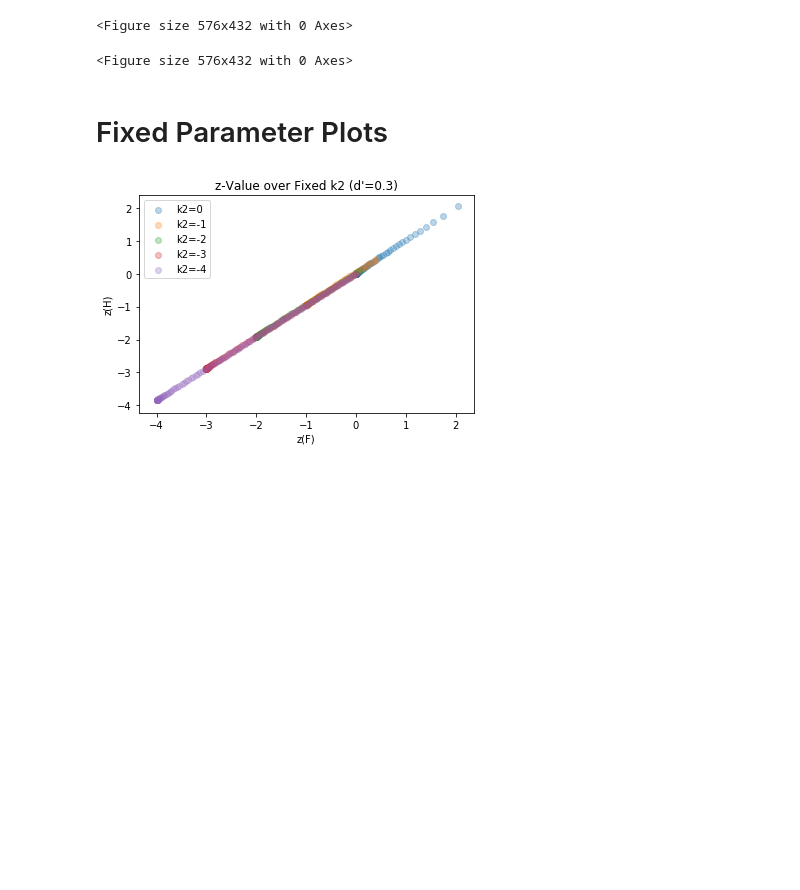
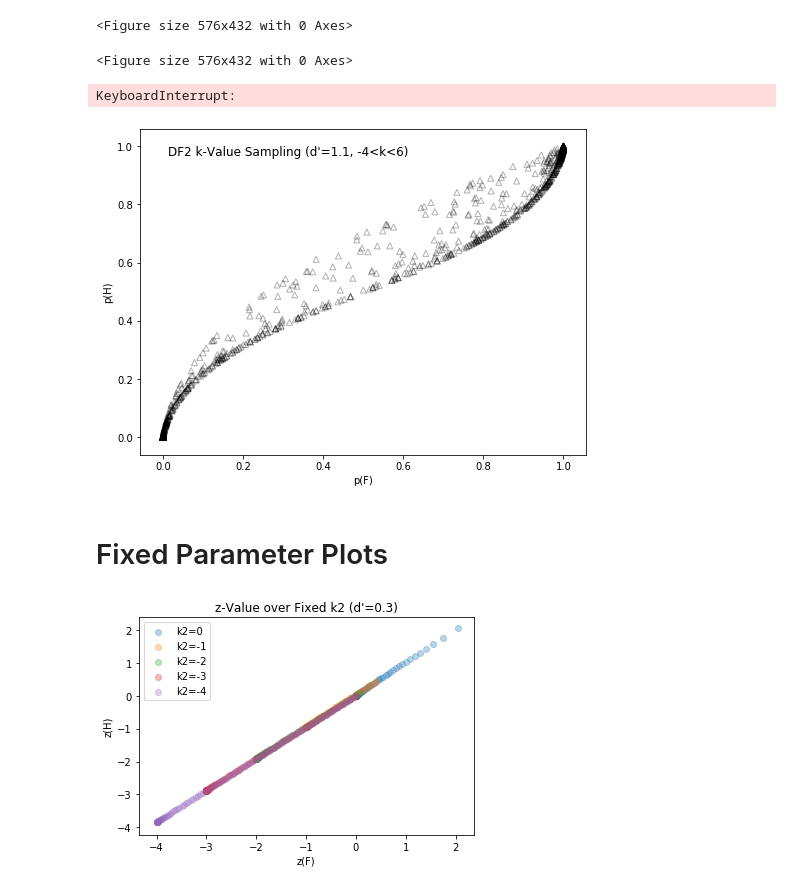
Before and after one commit to alexxyu/decision-modeling, a Jupyter notebook: DF2 Decision Modeling.ipynb, the cells around one changed output. Saved outputs shown, nothing was run; the diff lists cells and outputs as text; code cells hidden in the pictures; blank space fills up the shorter version.

```diff
--- a/DF2 Decision Modeling.ipynb
+++ b/DF2 Decision Modeling.ipynb
@@ -174,8 +174,8 @@ for dp in np.linspace(dp_range['dp_min'], dp_range['dp_max'], dp_range['dp_num']
         plt.plot(x_vals, pred_vals, color='black', alpha=0.1)
     plt.xlabel('z(F)')
     plt.ylabel('z(H)')
-    plt.xlim(-4, 3)
-    plt.ylim(-4, 3)
+    plt.xlim(-4, 4)
+    plt.ylim(-4, 4)
     plt.title(f'DF k-Value Sampling (d\'={round(dp,2)}, 0<k<4)')
     plt.legend()
     plt.savefig(f'results/k_sampling{round(dp,2)}.png')
@@ -206,8 +206,8 @@ for dp in np.linspace(dp_range['dp_min'], dp_range['dp_max'], dp_range['dp_num']
 
     plt.xlabel('z(F)')
     plt.ylabel('z(H)')
-    plt.xlim(-4, 3)
-    plt.ylim(-4, 3)
+    plt.xlim(-4, 4)
+    plt.ylim(-4, 4)
     plt.title(f'DF2 k-Value Sampling (d\'={round(dp,2)}, -4<k<4)')
     plt.savefig(f'results/k_sampling{round(dp,2)}.png')
     plt.clf()
@@ -246,6 +246,30 @@ for dp in np.linspace(dp_range['dp_min'], dp_range['dp_max'], dp_range['dp_num']
     plt.clf()
 # %% [output]
 <Figure size 576x432 with 0 Axes>
+# %%
+# DF2 k-sampling w/ subject p-value data
+
+k_range = {'k_min': -4, 'k_max': 6, 'k_num': 501}
+dp_range = {'dp_min': 0, 'dp_max': 2.5, 'dp_num': 26}
+
+x_vals = [-4, 4]
+
+for dp in np.linspace(dp_range['dp_min'], dp_range['dp_max'], dp_range['dp_num']):
+    pf_vals, ph_vals = diff_model.sample_k1_k2_values_to_p(k_range, dp, 1000)
+
+    plt.gcf().set_size_inches(8, 6)
+    plt.scatter(pf_vals, ph_vals, alpha=0.3, marker='^', facecolor="none", edgecolor='black')
+
+    plt.xlabel('p(F)')
+    plt.ylabel('p(H)')
+    #plt.xlim(0, 1)
+    #plt.ylim(0, 1)
+    plt.title(f'DF2 k-Value Sampling (d\'={round(dp,2)}, -4<k<6)', x=0.6, y=0.9, ha='right')
+    plt.savefig(f'results/output/k_sampling{round(dp,2)}.png')
+    plt.clf()
+# %% [output]
+KeyboardInterrupt:
+[figure, added]
 # %% [markdown]
 # Fixed Parameter Plots
 # %%
```
Also changed, not shown: parts of 9 cells of this notebook.
